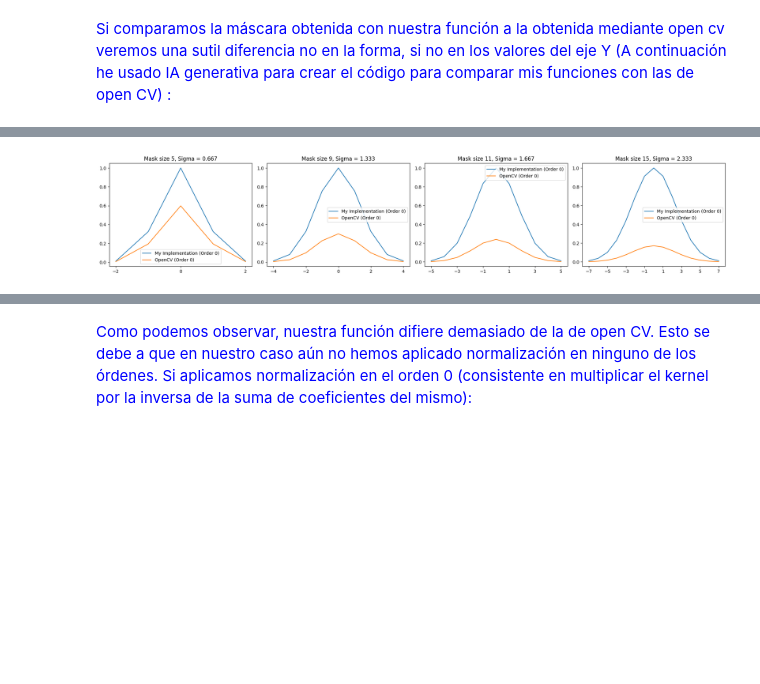
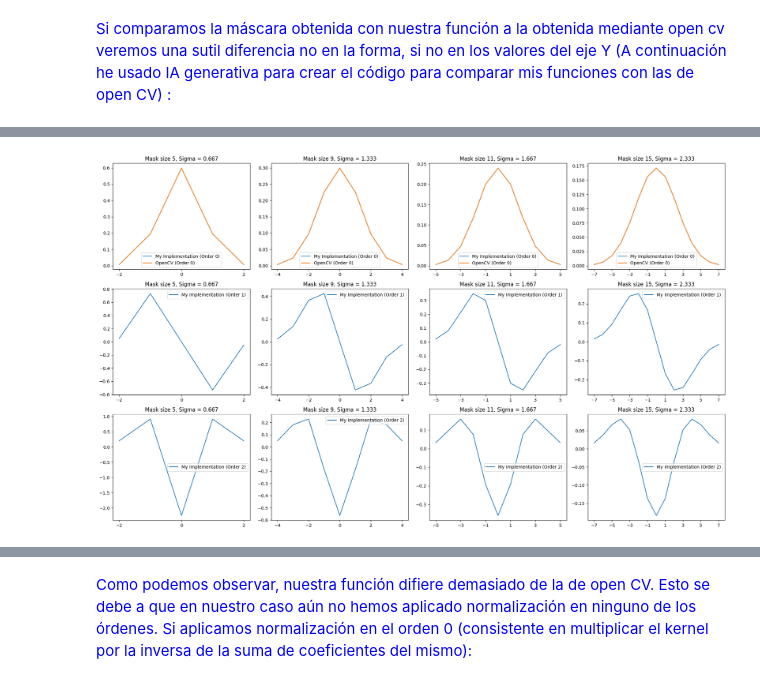
Before and after one commit to ruizz04/Vision_Computador, a Jupyter notebook: P1_template.ipynb, the cells around one changed output, grey strips where cells are left out. Cells and saved outputs as stored; diff of their text form; code cells hidden in the pictures; blank space fills up the shorter version.

```diff
--- a/P1_template.ipynb
+++ b/P1_template.ipynb
@@ -375,0 +378,18 @@ FIJAMOS AHORA EL SIGMA
+# %%
+sizeMask = 15
+sigma = (sizeMask - 1) / 6.0  # Calculamos el sigma según el tamaño de máscara
+sigma = round(sigma, 3) # Round sigma for display
+
+print(f'Kernels para tamaño de máscara {sizeMask} y Sigma {sigma}:')
+
+# Orden 0 (Gaussiana)
+mask_order0 = gaussianMask1D(sizeMask=sizeMask, order=0)
+print(f'Orden 0 Kernel: {mask_order0}')
+
+# Orden 1 (Primera derivada)
+mask_order1 = gaussianMask1D(sizeMask=sizeMask, order=1)
+print(f'Orden 1 Kernel: {mask_order1}')
+
+# Orden 2 (Segunda derivada)
+mask_order2 = gaussianMask1D(sizeMask=sizeMask, order=2)
+print(f'Orden 2 Kernel: {mask_order2}')
@@ -389,46 +420,85 @@ FIJAMOS AHORA EL SIGMA
 sigma_values = [0.75, 1.5, 3, 6, 12]
 size_masks = [5, 9, 11, 15]
 
-plt.rcParams["figure.figsize"] = (20, 4) # Adjust figure size for 1x5 grid
+plt.rcParams["figure.figsize"] = (20, 12) # Adjust figure size for more rows
 
-print('Comparing with OpenCV getGaussianKernel (Fixed Mask Size)')
+print('Comparing with OpenCV (Fixed Mask Size)')
 plt.figure()
 for i, sizeMask in enumerate(size_masks):
     sigma = (sizeMask - 1) / 6.0
     k_valores = np.arange(sizeMask) - sizeMask // 2
 
     # Display user's implementation and OpenCV's for Order 0 (Gaussian) in a subplot
-    plt.subplot(1, len(size_masks), i + 1) # 1 row, len(size_masks) columns, current plot is i+1
-    mask_user = gaussianMask1D(sizeMask=sizeMask, order=0)
-    mask_opencv = cv2.getGaussianKernel(sizeMask, sigma).flatten()
-
-    plt.plot(k_valores, mask_user, label='My Implementation (Order 0)')
-    plt.plot(k_valores, mask_opencv, label='OpenCV (Order 0)')
+    plt.subplot(3, len(size_masks), i + 1) # 3 rows, len(size_masks) columns, current plot is i+1
+    mask_user_0 = gaussianMask1D(sizeMask=sizeMask, order=0)
+    coef_normal_0 = 1/(mask_user_0.sum())
+    mask_opencv_0 = cv2.getGaussianKernel(sizeMask, sigma).flatten()
+    plt.plot(k_valores, coef_normal_0 * mask_user_0, label='My Implementation (Order 0)')
+    plt.plot(k_valores, mask_opencv_0, label='OpenCV (Order 0)')
     plt.title(f'Mask size {sizeMask}, Sigma = {sigma:.3f}')
     plt.legend()
     plt.xticks(k_valores[::2], fontsize=10)
+
+    # Display user's implementation for Order 1 (First Derivative) in a subplot
+    plt.subplot(3, len(size_masks), len(size_masks) + i + 1) # 3 rows, len(size_masks) columns, current plot is len(size_masks) + i + 1
+    mask_user_1 = gaussianMask1D(sizeMask=sizeMask, order=1)
+    # OpenCV does not have a direct function for Gaussian derivatives, so we only plot our implementation
+    plt.plot(k_valores, mask_user_1, label='My Implementation (Order 1)')
+    plt.title(f'Mask size {sizeMask}, Sigma = {sigma:.3f}')
+    plt.legend()
+    plt.xticks(k_valores[::2], fontsize=10)
+
+
+    # Display user's implementation for Order 2 (Second Derivative) in a subplot
+    plt.subplot(3, len(size_masks), 2 * len(size_masks) + i + 1) # 3 rows, len(size_masks) columns, current plot is 2 * len(size_masks) + i + 1
+    mask_user_2 = gaussianMask1D(sizeMask=sizeMask, order=2)
+    # OpenCV does not have a direct function for Gaussian derivatives, so we only plot our implementation
+    plt.plot(k_valores, mask_user_2, label='My Implementation (Order 2)')
+    plt.title(f'Mask size {sizeMask}, Sigma = {sigma:.3f}')
+    plt.legend()
+    plt.xticks(k_valores[::2], fontsize=10)
+
 
 plt.tight_layout() # Adjust layout to prevent overlap
 plt.show()
 
 
-print('Comparing with OpenCV getGaussianKernel (Fixed Sigma)')
+print('Comparing with OpenCV (Fixed Sigma)')
 plt.figure()
 for i, sigma in enumerate(sigma_values):
     sizeMask = 2 * int(3 * sigma) + 1
     k_valores = np.arange(sizeMask) - sizeMask // 2
 
     # Display user's implementation and OpenCV's for Order 0 (Gaussian) in a subplot
-    plt.subplot(1, len(sigma_values), i + 1) # 1 row, len(sigma_values) columns, current plot is i+1
-    mask_user = gaussianMask1D(sigma=sigma, order=0)
-    mask_opencv = cv2.getGaussianKernel(sizeMask, sigma=sigma).flatten()
-
-    plt.plot(k_valores, mask_user, label='My Implementation (Order 0)')
-    plt.plot(k_valores, mask_opencv, label='OpenCV (Order 0)')
+    plt.subplot(3, len(sigma_values), i + 1) # 3 rows, len(sigma_values) columns, current plot is i+1
+    mask_user_0 = gaussianMask1D(sigma=sigma, order=0)
+    coef_normal_0 = 1/(mask_user_0.sum())
+    mask_opencv_0 = cv2.getGaussianKernel(sizeMask, sigma=sigma).flatten()
+    plt.plot(k_valores, coef_normal_0 * mask_user_0, label='My Implementation (Order 0)')
+    plt.plot(k_valores, mask_opencv_0, label='OpenCV (Order 0)')
     plt.title(f'Sigma {sigma:.3f}, Mask size = {sizeMask}')
     plt.legend()
     plt.xticks(k_valores[::2], fontsize=10)
 
+    # Display user's implementation for Order 1 (First Derivative) in a subplot
+    plt.subplot(3, len(sigma_values), len(sigma_values) + i + 1) # 3 rows, len(sigma_values) columns, current plot is len(sigma_values) + i + 1
+    mask_user_1 = gaussianMask1D(sigma=sigma, order=1)
+    # OpenCV does not have a direct function for Gaussian derivatives, so we only plot our implementation
+    plt.plot(k_valores, mask_user_1, label='My Implementation (Order 1)')
+    plt.title(f'Sigma {sigma:.3f}, Mask size = {sizeMask}')
+    plt.legend()
+    plt.xticks(k_valores[::2], fontsize=10)
+
+    # Display user's implementation for Order 2 (Second Derivative) in a subplot
+    plt.subplot(3, len(sigma_values), 2 * len(sigma_values) + i + 1) # 3 rows, len(sigma_values) columns, current plot is 2 * len(sigma_values) + i + 1
+    mask_user_2 = gaussianMask1D(sigma=sigma, order=2)
+    # OpenCV does not have a direct function for Gaussian derivatives, so we only plot our implementation
+    plt.plot(k_valores, mask_user_2, label='My Implementation (Order 2)')
+    plt.title(f'Sigma {sigma:.3f}, Mask size = {sizeMask}')
+    plt.legend()
+    plt.xticks(k_valores[::2], fontsize=10)
+
+
 plt.tight_layout() # Adjust layout to prevent overlap
 plt.show()
 # %% [output]
@@ -436 +506 @@ Comparing with OpenCV getGaussianKernel (Fixed Mask Size)
-[figure, old version]
+[figure, new version]
```
Also changed, not shown: parts of 16 cells of this notebook.
